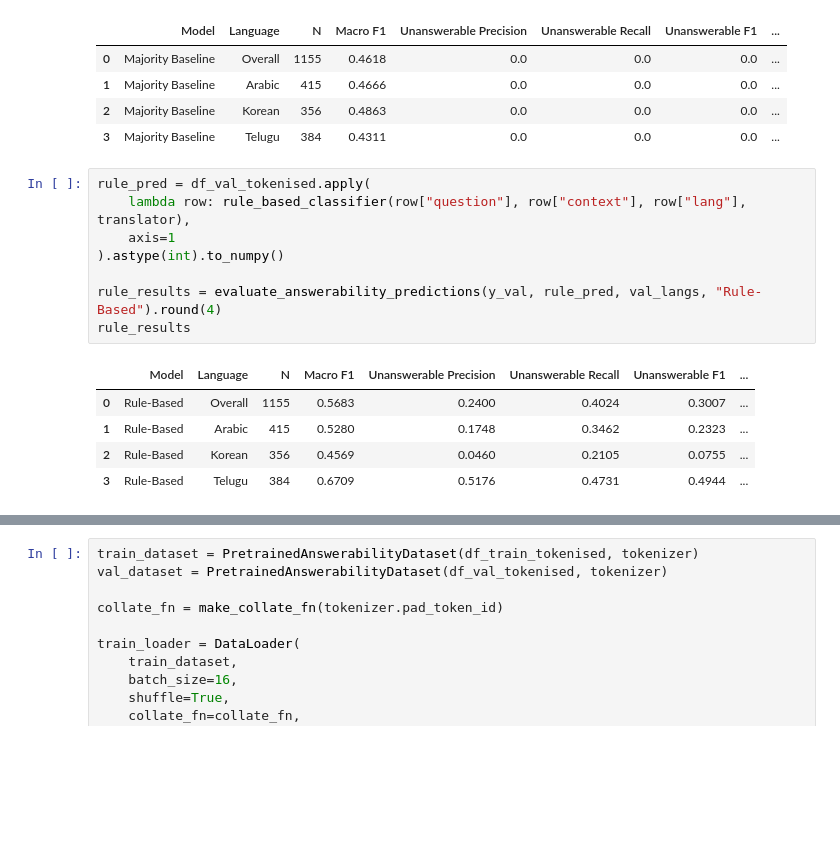
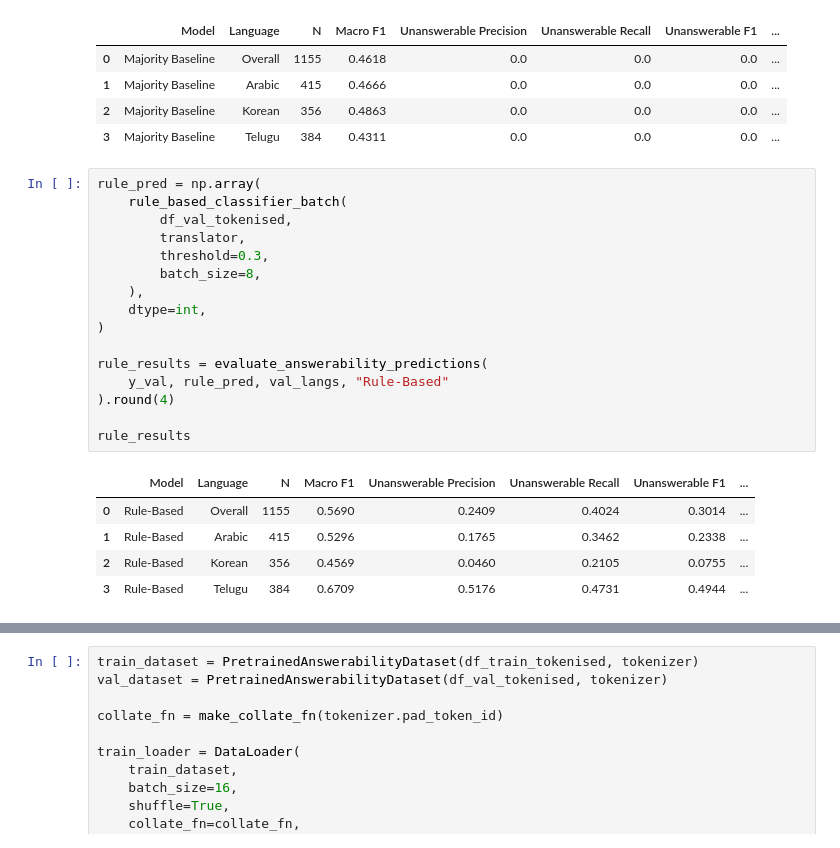
Before and after one commit to wiwillym/nlp-ku-project, a Jupyter notebook: notebooks/6_learned_answerability.ipynb, the cells around one changed output, grey strips where cells are left out. Saved outputs shown, nothing was run; the diff lists cells and outputs as text; blank space fills up the shorter version.

```diff
--- a/notebooks/6_learned_answerability.ipynb
+++ b/notebooks/6_learned_answerability.ipynb
@@ -114,17 +107,25 @@ majority_results
 | 2 | Majority Baseline | Korean | 356 | 0.4863 | 0.0 | 0.0 | 0.0 | ... |
 | 3 | Majority Baseline | Telugu | 384 | 0.4311 | 0.0 | 0.0 | 0.0 | ... |
 # %%
-rule_pred = df_val_tokenised.apply(
-    lambda row: rule_based_classifier(row["question"], row["context"], row["lang"], translator),
-    axis=1
-).astype(int).to_numpy()
+rule_pred = np.array(
+    rule_based_classifier_batch(
+        df_val_tokenised,
+        translator,
+        threshold=0.3,
+        batch_size=8,
+    ),
+    dtype=int,
+)
 
-rule_results = evaluate_answerability_predictions(y_val, rule_pred, val_langs, "Rule-Based").round(4)
+rule_results = evaluate_answerability_predictions(
+    y_val, rule_pred, val_langs, "Rule-Based"
+).round(4)
+
 rule_results
 # %% [output]
 |  | Model | Language | N | Macro F1 | Unanswerable Precision | Unanswerable Recall | Unanswerable F1 | ... |
-| 0 | Rule-Based | Overall | 1155 | 0.5683 | 0.2400 | 0.4024 | 0.3007 | ... |
-| 1 | Rule-Based | Arabic | 415 | 0.5280 | 0.1748 | 0.3462 | 0.2323 | ... |
+| 0 | Rule-Based | Overall | 1155 | 0.5690 | 0.2409 | 0.4024 | 0.3014 | ... |
+| 1 | Rule-Based | Arabic | 415 | 0.5296 | 0.1765 | 0.3462 | 0.2338 | ... |
 | 2 | Rule-Based | Korean | 356 | 0.4569 | 0.0460 | 0.2105 | 0.0755 | ... |
 | 3 | Rule-Based | Telugu | 384 | 0.6709 | 0.5176 | 0.4731 | 0.4944 | ... |
 # %%
```
Also changed, not shown: parts of 15 cells of this notebook, 5 other files.
